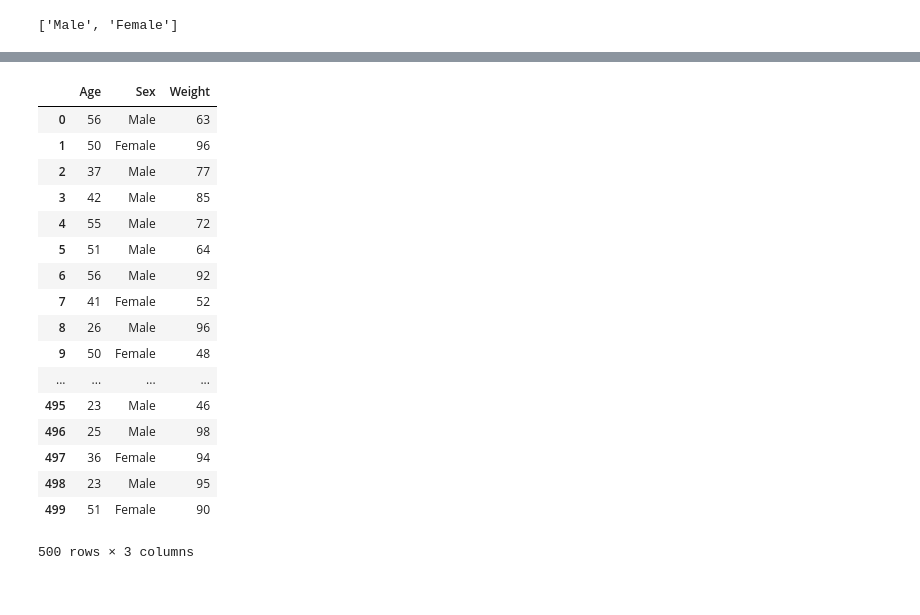
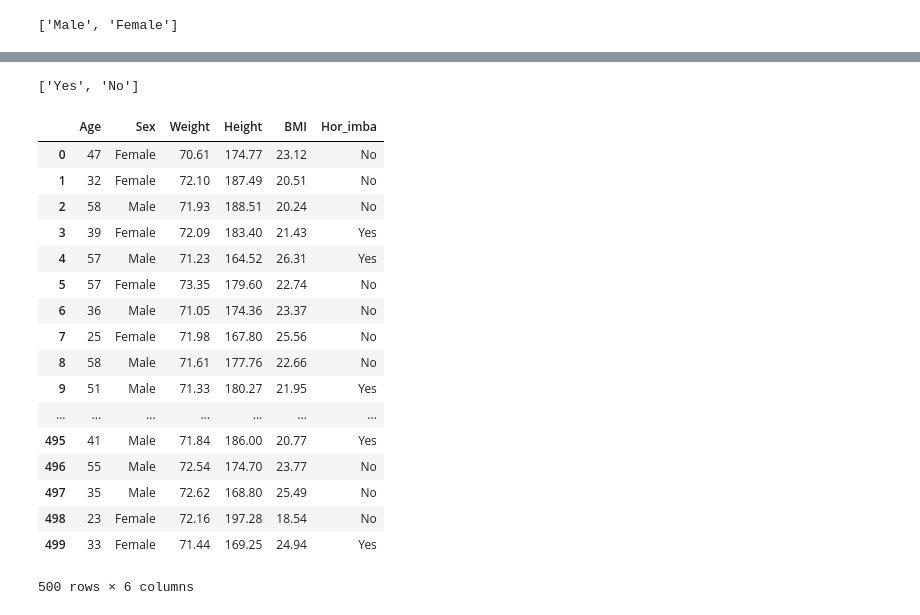
Before and after one commit to doriszd/Programming_project, a Jupyter notebook: project.ipynb, the cells around one changed output, grey strips where cells are left out. Cells and saved outputs as stored; diff of their text form; code cells hidden in the pictures.

```diff
--- a/project.ipynb
+++ b/project.ipynb
@@ -157,27 +247,36 @@ Weight = sns.distplot(Weight, bins=20, color="blue")
+# %%
+Hor_imba = ['Yes', 'No']
+# %%
+Hor_imba
+# %% [output]
+['Yes', 'No']
 # %%
-df = pd.DataFrame(columns=['Age', 'Sex', 'Weight'])
+df = pd.DataFrame(columns=['Age', 'Sex', 'Weight', 'Height', 'BMI', 'Hor_imba'])
 # Sex column divided into male and female
 df['Sex'] = np.random.choice(Sex, 500, p=[0.48, 0.52])
 df['Age'] = np.random.randint(18,60, 500)
-df['Weight'] = np.random.randint (45, 100, 500)
+df['Weight'] = np.random.normal (72.00, 1.0, 500)
+df['Height']= np.random.normal(175.00, 10.00, 500)
+df['BMI'] = df['Weight']/df['Height']**2*10000
+df['Hor_imba'] = np.random.choice(Hor_imba, 500, p=[0.40, 0.60])
+
+df.round({'Height': 2, 'Weight':2, 'BMI': 2})
+# %% [output]
+|  | Age | Sex | Weight | Height | BMI | Hor_imba |
+| 0 | 47 | Female | 70.61 | 174.77 | 23.12 | No |
+| 1 | 32 | Female | 72.10 | 187.49 | 20.51 | No |
+| 2 | 58 | Male | 71.93 | 188.51 | 20.24 | No |
+| 3 | 39 | Female | 72.09 | 183.40 | 21.43 | Yes |
+| 4 | 57 | Male | 71.23 | 164.52 | 26.31 | Yes |
+| 5 | 57 | Female | 73.35 | 179.60 | 22.74 | No |
+| 6 | 36 | Male | 71.05 | 174.36 | 23.37 | No |
+| 7 | 25 | Female | 71.98 | 167.80 | 25.56 | No |
+| 8 | 58 | Male | 71.61 | 177.76 | 22.66 | No |
+| 9 | 51 | Male | 71.33 | 180.27 | 21.95 | Yes |
+| ... | ... | ... | ... | ... | ... | ... |
+| 495 | 41 | Male | 71.84 | 186.00 | 20.77 | Yes |
+| 496 | 55 | Male | 72.54 | 174.70 | 23.77 | No |
+| 497 | 35 | Male | 72.62 | 168.80 | 25.49 | No |
+| 498 | 23 | Female | 72.16 | 197.28 | 18.54 | No |
+| 499 | 33 | Female | 71.44 | 169.25 | 24.94 | Yes |
+500 rows × 6 columns
-# %%
-df
-# %% [output]
-|  | Age | Sex | Weight |
-| 0 | 56 | Male | 63 |
-| 1 | 50 | Female | 96 |
-| 2 | 37 | Male | 77 |
-| 3 | 42 | Male | 85 |
-| 4 | 55 | Male | 72 |
-| 5 | 51 | Male | 64 |
-| 6 | 56 | Male | 92 |
-| 7 | 41 | Female | 52 |
-| 8 | 26 | Male | 96 |
-| 9 | 50 | Female | 48 |
-| ... | ... | ... | ... |
-| 495 | 23 | Male | 46 |
-| 496 | 25 | Male | 98 |
-| 497 | 36 | Female | 94 |
-| 498 | 23 | Male | 95 |
-| 499 | 51 | Female | 90 |
-500 rows × 3 columns
```
Also changed, not shown: parts of 13 cells of this notebook.
